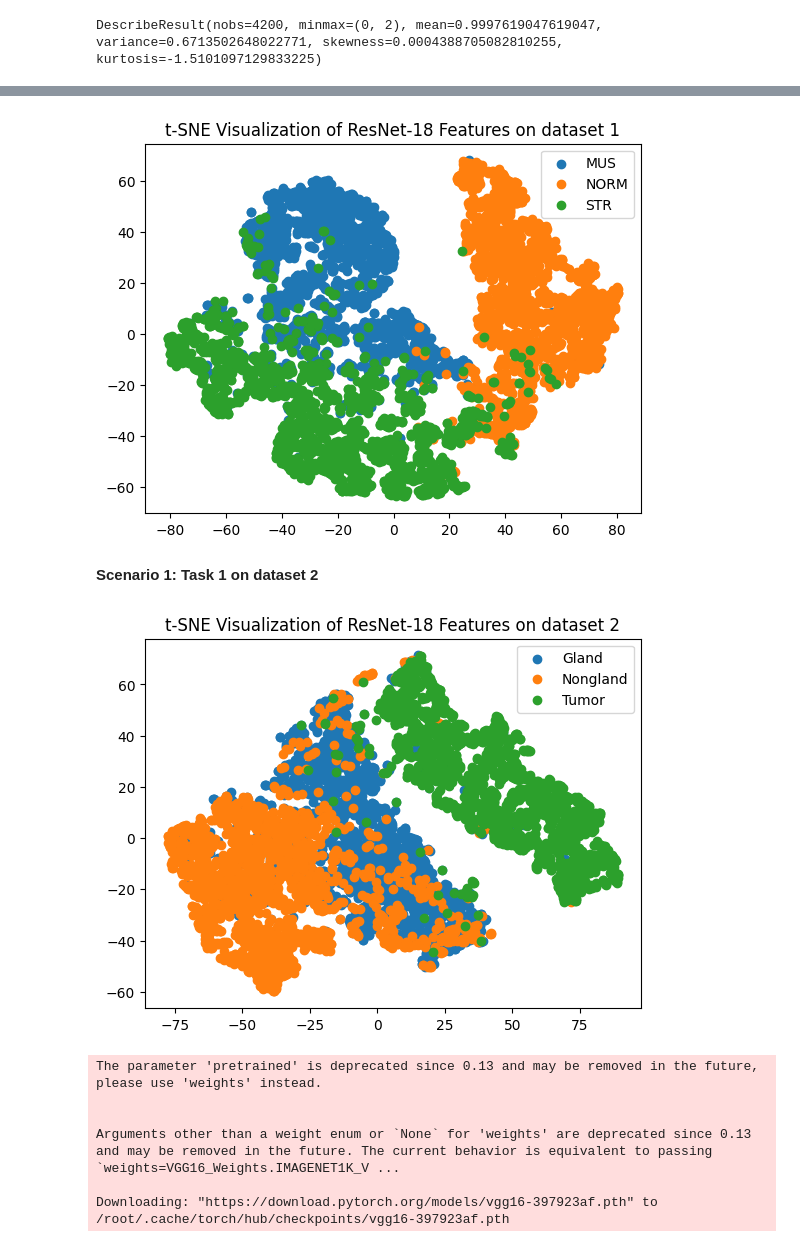
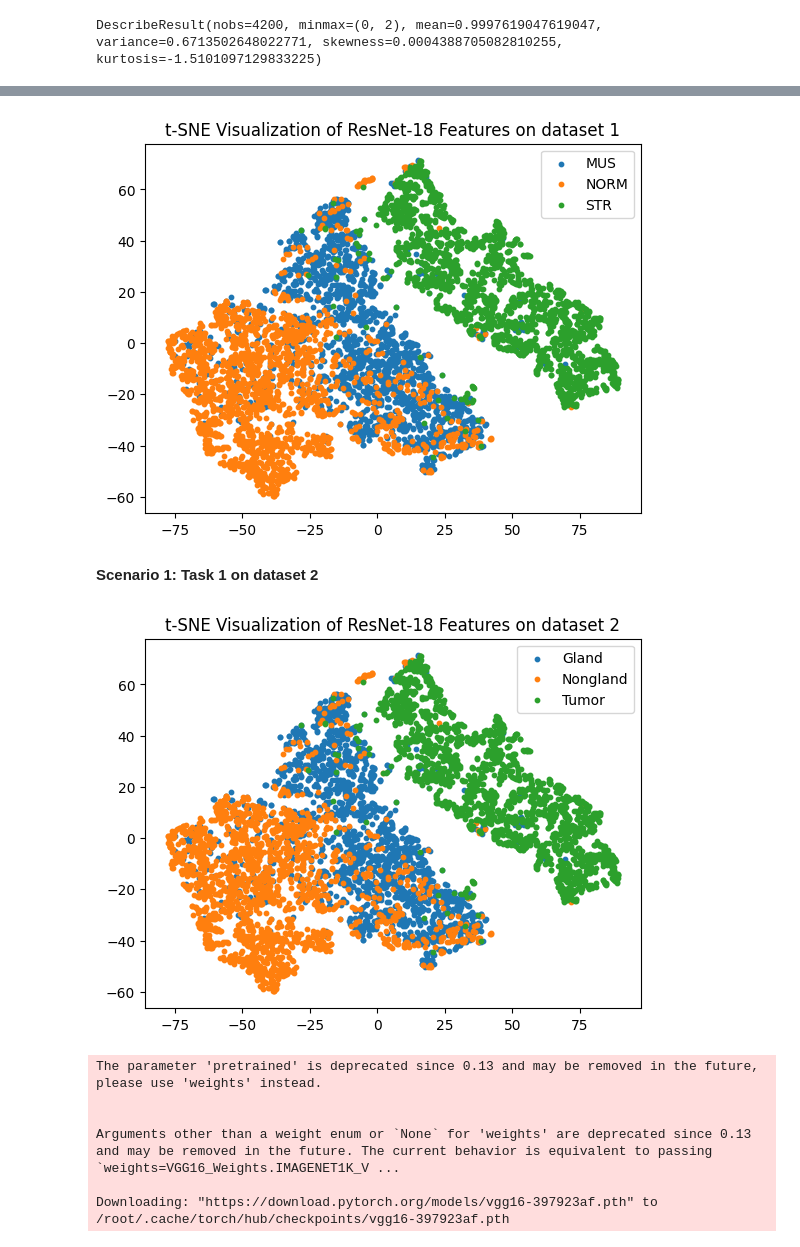
Before and after one commit to jonq-q/Comp432-GroupQ, a Jupyter notebook: Copy_of_Comp_432_Project.ipynb, the cells around one changed output, grey strips where cells are left out. Drawn from its saved outputs; the diff is of its cells as text; code cells hidden in the pictures.

```diff
--- a/Copy_of_Comp_432_Project.ipynb
+++ b/Copy_of_Comp_432_Project.ipynb
@@ -283,17 +286,14 @@ all_labels = np.concatenate(all_labels, axis=0)
 # %%
-tsne = TSNE(n_components=2, random_state=42)
-embedded_features = tsne.fit_transform(all_features)
-
 # Plot the t-SNE embeddings with different colors for each class
-plt.scatter(embedded_features[all_labels == 0, 0], embedded_features[all_labels == 0, 1], label='MUS')
-plt.scatter(embedded_features[all_labels == 1, 0], embedded_features[all_labels == 1, 1], label='NORM')
-plt.scatter(embedded_features[all_labels == 2, 0], embedded_features[all_labels == 2, 1], label='STR')
+plt.scatter(embedded_features[all_labels == 0, 0], embedded_features[all_labels == 0, 1], label='MUS',s=10)
+plt.scatter(embedded_features[all_labels == 1, 0], embedded_features[all_labels == 1, 1], label='NORM',s=10)
+plt.scatter(embedded_features[all_labels == 2, 0], embedded_features[all_labels == 2, 1], label='STR',s=10)
 
 plt.title('t-SNE Visualization of ResNet-18 Features on dataset 1')
 plt.legend()
 plt.show()
 # %% [output]
-[figure, old version]
+[figure, new version]
 # %%
 #task 2 Pretrained ResNet18 applied to Dataset2 & 3
 dataset2 = datasets.ImageFolder("/content/Comp432-GroupQ/Dataset 2/Prostate Cancer/", transforms.Compose([
@@ -332,17 +335,14 @@ all_labels = np.concatenate(all_labels, axis=0)
 # %%
-tsne = TSNE(n_components=2, random_state=42)
-embedded_features = tsne.fit_transform(all_features)
-
 # Plot the t-SNE embeddings with different colors for each class
-plt.scatter(embedded_features[all_labels == 0, 0], embedded_features[all_labels == 0, 1], label='Gland')
-plt.scatter(embedded_features[all_labels == 1, 0], embedded_features[all_labels == 1, 1], label='Nongland')
-plt.scatter(embedded_features[all_labels == 2, 0], embedded_features[all_labels == 2, 1], label='Tumor')
+plt.scatter(embedded_features[all_labels == 0, 0], embedded_features[all_labels == 0, 1], label='Gland',s=10)
+plt.scatter(embedded_features[all_labels == 1, 0], embedded_features[all_labels == 1, 1], label='Nongland',s=10)
+plt.scatter(embedded_features[all_labels == 2, 0], embedded_features[all_labels == 2, 1], label='Tumor',s=10)
 
 plt.title('t-SNE Visualization of ResNet-18 Features on dataset 2')
 plt.legend()
 plt.show()
 # %% [output]
-[figure, old version]
+[figure, new version]
 # %%
 import torchvision.models as models
 # %%
```
Also changed, not shown: parts of 2 cells of this notebook.
